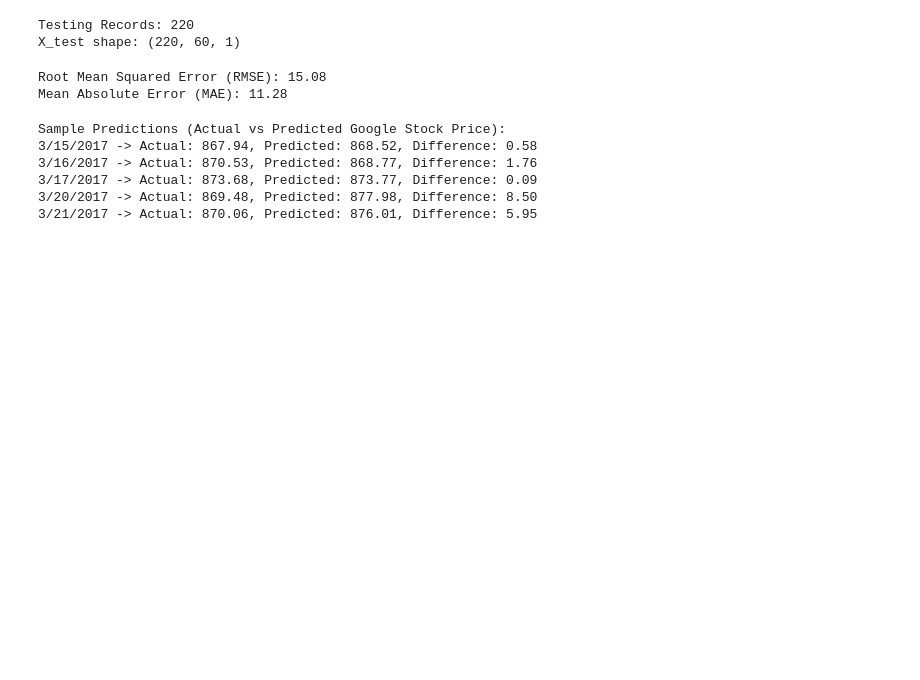
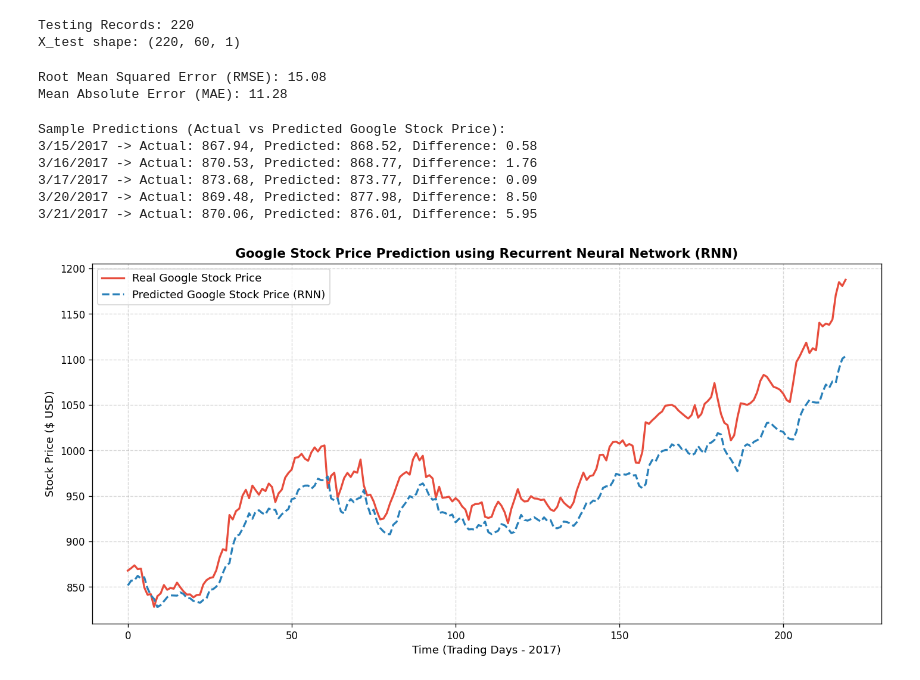
Before and after one commit to Izumi6/codes, a Jupyter notebook: 4th year practical/LP 5/Deep Learning/04_Google_Stock_Price_RNN/04_google_stock_price_rnn.ipynb, the cells around one changed output. Drawn from its saved outputs; the diff is of its cells as text; code cells hidden in the pictures; blank space fills up the shorter version.

```diff
--- a/4th year practical/LP 5/Deep Learning/04_Google_Stock_Price_RNN/04_google_stock_price_rnn.ipynb
+++ b/4th year practical/LP 5/Deep Learning/04_Google_Stock_Price_RNN/04_google_stock_price_rnn.ipynb
@@ -156,3 +156,20 @@ Sample Predictions (Actual vs Predicted Google Stock Price):
 3/17/2017 -> Actual: 873.68, Predicted: 873.77, Difference: 0.09
 3/20/2017 -> Actual: 869.48, Predicted: 877.98, Difference: 8.50
 3/21/2017 -> Actual: 870.06, Predicted: 876.01, Difference: 5.95
+# %%
+import matplotlib.pyplot as plt
+
+plt.figure(figsize=(12, 6))
+plt.plot(actual_test_prices, color='#e74c3c', linewidth=2, label='Real Google Stock Price')
+plt.plot(predicted_prices, color='#2980b9', linewidth=2, linestyle='--', label='Predicted Google Stock Price')
+plt.title('Google Stock Price Prediction using Recurrent Neural Network (RNN)', fontsize=13, fontweight='bold')
+plt.xlabel('Time (Trading Days)', fontsize=11)
+plt.ylabel('Google Stock Price ($)', fontsize=11)
+plt.legend(fontsize=11)
+plt.grid(True, linestyle='--', alpha=0.5)
+
+plt.tight_layout()
+plt.savefig('google_stock_price_prediction.png', dpi=120)
+plt.show()
+# %% [output]
+[figure, added]
```
Also changed, not shown: 12 other files.
